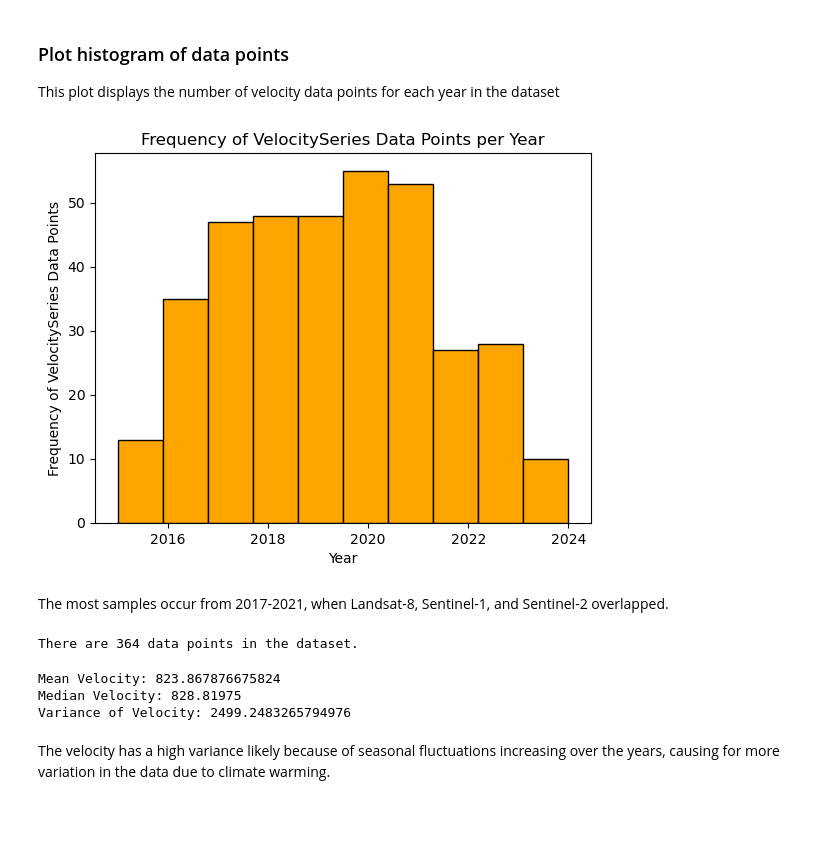
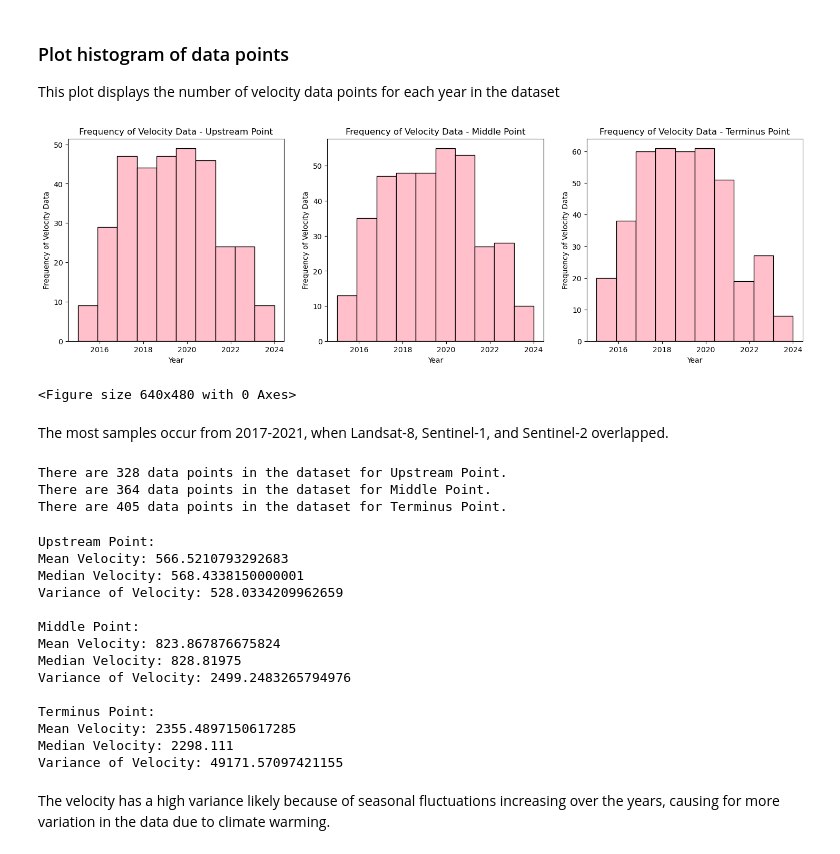
Before and after one commit to cjense/seasonal-icevelocity-prediction, a Jupyter notebook: notebooks/3_calculate_statistics.ipynb, the cells around one changed output. Saved outputs shown, nothing was run; the diff lists cells and outputs as text; code cells hidden in the pictures; blank space fills up the shorter version.

Commit message:
add figures

```diff
--- a/notebooks/3_calculate_statistics.ipynb
+++ b/notebooks/3_calculate_statistics.ipynb
@@ -10,48 +10,75 @@ Plot a histogram, count the total points, and calculate the mean, median, and va
 import pandas as pd
 import matplotlib.pyplot as plt
 import seaborn as sns
-# %%
-point_name = 'upstream' # 'upstream', 'middle', or 'terminus'
-data = pd.read_csv('../data/clean/' + point_name + '_velocity_series_clean.csv')
+# %%
+point_names = ['upstream', 'middle', 'terminus']
+point_capitals = ['Upstream', 'Middle', 'Terminus']
 # %% [markdown]
 ### Plot histogram of data points
 This plot displays the number of velocity data points for each year in the dataset
 # %%
-# Convert 'time' column to datetime
-data['time'] = pd.to_datetime(data['time'])
+fig, ax = plt.subplots(1, 3, figsize=(18, 5))
 
-# Aggregate the data by year
-data['year'] = data['time'].dt.year
+for i, (point) in enumerate(point_names):
+    data = pd.read_csv('../data/clean/' + point_names[i] + '_velocity_series_clean.csv')
+    # Convert 'time' column to datetime
+    data['time'] = pd.to_datetime(data['time'])
 
-plt.xlabel('Year')
-plt.ylabel('Frequency of VelocitySeries Data Points')
-plt.title('Frequency of VelocitySeries Data Points per Year')
+    # Aggregate the data by year
+    data['year'] = data['time'].dt.year
 
-# Create a histogram of the data
-plt.hist(data['year'], color='orange', edgecolor='black')
+    ax[i].set_xlabel('Year')
+    ax[i].set_ylabel('Frequency of Velocity Data')
+    ax[i].set_title('Frequency of Velocity Data - ' + point_capitals[i] + ' Point')
+
+    # Create a histogram of the data
+    ax[i].hist(data['year'], color='pink', edgecolor='black')
 plt.show()
+plt.savefig('../figures/velocity_data_point_frequency.png')
 # %% [output]
-[figure, old version]
+[figure, new version]
+<Figure size 640x480 with 0 Axes>
 # %% [markdown]
 The most samples occur from 2017-2021, when Landsat-8, Sentinel-1, and Sentinel-2 overlapped.
 # %%
-# Count the data points
-print("There are " + str(len(data['time'])) + " data points in the dataset.")
+for point in point_names:
+    data = pd.read_csv('../data/clean/' + point + '_velocity_series_clean.csv')
+    data['time'] = pd.to_datetime(data['time'])
+    print(f"There are {len(data['time'])} data points in the dataset for {point.capitalize()} Point.")
 # %% [output]
-There are 364 data points in the dataset.
+There are 328 data points in the dataset for Upstream Point.
+There are 364 data points in the dataset for Middle Point.
+There are 405 data points in the dataset for Terminus Point.
 # %%
-# Calculate the mean, median, and variance of the velocity data
-mean_velocity = data['VelocitySeries'].mean()
-median_velocity = data['VelocitySeries'].median()
-variance_velocity = data['VelocitySeries'].var()
+for point in point_names:
+    data = pd.read_csv('../data/clean/' + point + '_velocity_series_clean.csv')
+    data['time'] = pd.to_datetime(data['time'])
 
-print(f"Mean Velocity: {mean_velocity}")
-print(f"Median Velocity: {median_velocity}")
-print(f"Variance of Velocity: {variance_velocity}")
+    # Calculate the mean, median, and variance of the velocity data
+    mean_velocity = data['VelocitySeries'].mean()
+    median_velocity = data['VelocitySeries'].median()
+    variance_velocity = data['VelocitySeries'].var()
+
+    print(f"{point.capitalize()} Point:")
+    print(f"Mean Velocity: {mean_velocity}")
+    print(f"Median Velocity: {median_velocity}")
+    print(f"Variance of Velocity: {variance_velocity}")
+    print()
 # %% [output]
+Upstream Point:
+Mean Velocity: 566.5210793292683
+Median Velocity: 568.4338150000001
+Variance of Velocity: 528.0334209962659
+
+Middle Point:
 Mean Velocity: 823.867876675824
 Median Velocity: 828.81975
 Variance of Velocity: 2499.2483265794976
+
+Terminus Point:
+Mean Velocity: 2355.4897150617285
+Median Velocity: 2298.111
+Variance of Velocity: 49171.57097421155
 # %% [markdown]
 The velocity has a high variance likely because of seasonal fluctuations increasing over the years, causing for more variation in the data due to climate warming.
 # %%
```
Also changed, not shown: parts of 1 cell of this notebook.
